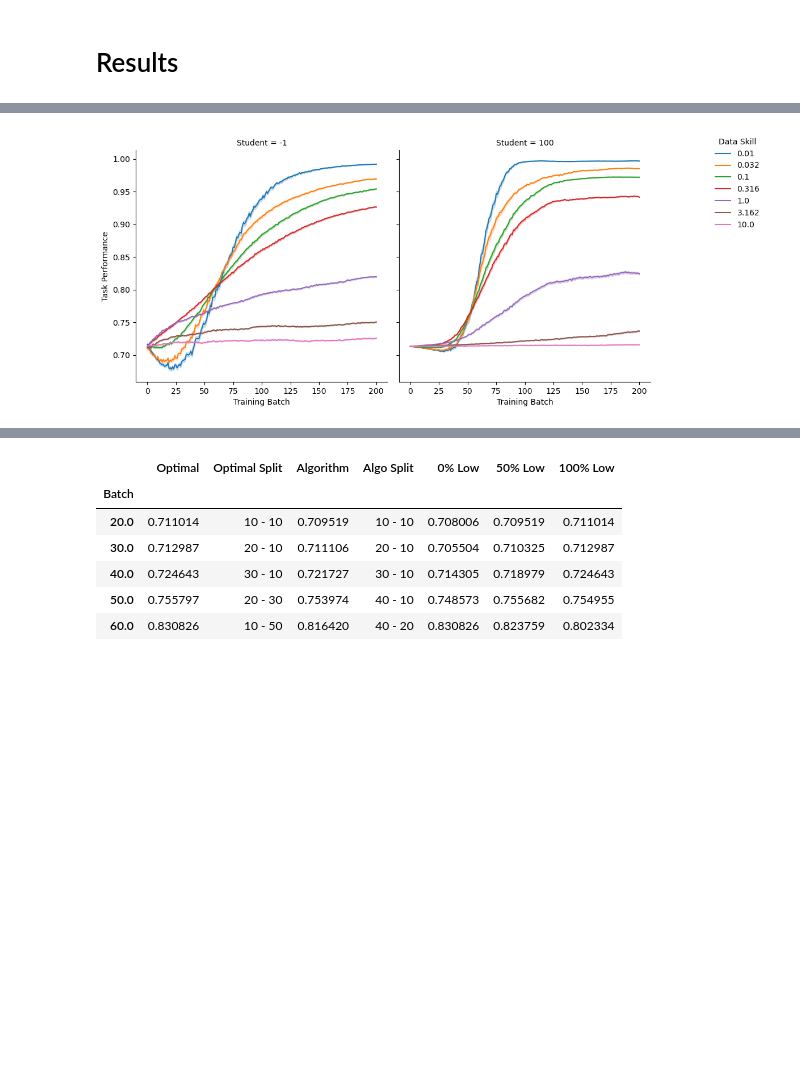
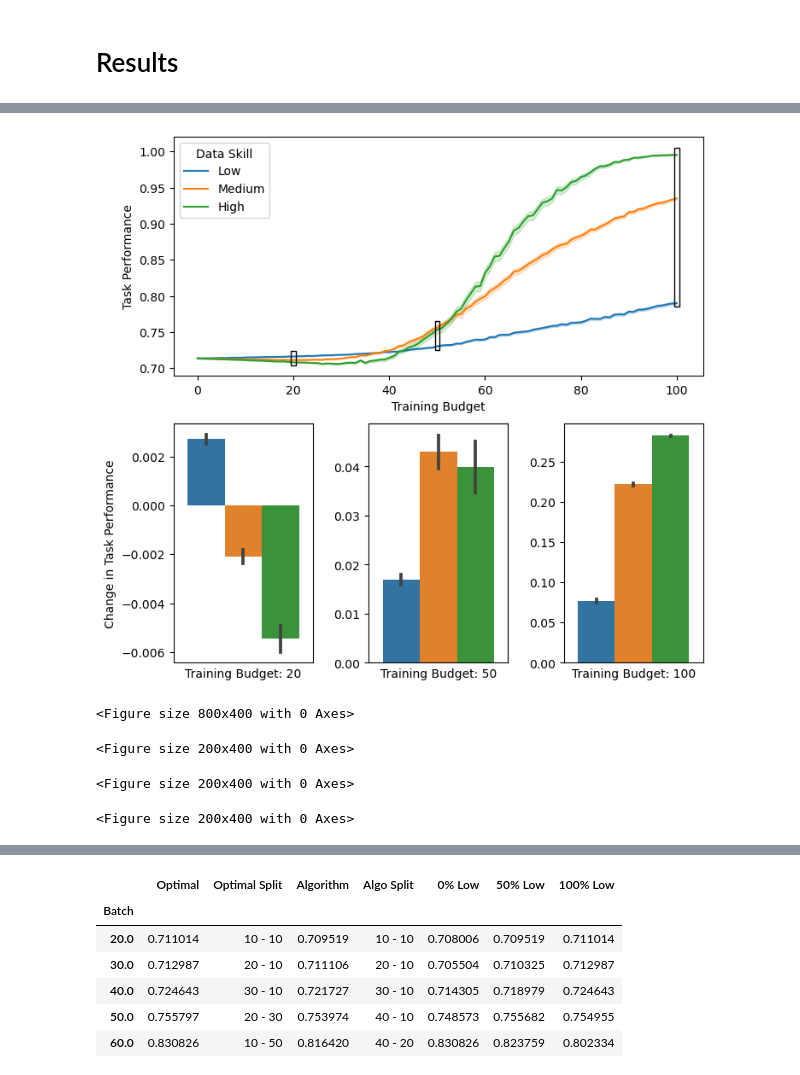
Before and after one commit to saumikn/gymnasium-test, a Jupyter notebook: tree.ipynb, the cells around one changed output, grey strips where cells are left out. Cells and saved outputs as stored; diff of their text form; code cells hidden in the pictures; blank space fills up the shorter version.

Commit message:
updated bar plots which are more intuitive

```diff
--- a/tree.ipynb
+++ b/tree.ipynb
@@ -236,6 +240,7 @@ Wall time: 33.8 s
 df = pd.read_csv('/storage1/fs1/chien-ju.ho/Active/gym/tree4.txt',
                  names=['Student','Teacher','Pct','Exp','Batch','Perf'],
                  sep = ';')
+df = df[df.Student==100]
 df1 = df.groupby(['Student','Teacher','Pct','Batch','Exp']).Perf.mean().reset_index()
 df1 = df1.groupby(['Student','Teacher','Pct','Batch']).Perf.agg(['mean','std','sem','count']).reset_index()
 df1 = df1.rename(columns={'mean':'Perf', 'std':'SD', 'sem':'SE'})
@@ -261,32 +266,74 @@ subs = {}
 # %%
 subs['one'] = [str([(i, 200)]) for i in [
     0.010,
-    0.032,
+    # 0.032,
     0.100,
-    0.316,
+    # 0.316,
     1.000,
-    3.162,
-    10.000,
+    # 3.162,
+    # 10.000,
 ]]
 
-df2 = df[df.Teacher.isin(subs['one'])]
-# df2 = df2[df2.Student==-1]
-df2 = df2[df2.Batch <= 200]
+df2 = df[df.Teacher.isin(subs['one'])].copy()
 df2['Teacher'] = df2.Teacher.apply(lambda x: str(eval(x)[0][0]))
 df2 = df2.sort_values('Teacher', key=lambda x: x.astype(float))
-df2 = df2.rename(columns={'Teacher':'Data Skill'})
+df2['Teacher'] = df2['Teacher'].replace(dict(zip(df2['Teacher'].unique(), ['High', 'Medium', 'Low'])))
+df2 = df2.rename(columns={'Teacher':'Data Skill', 'Batch':'Budget'})
+df2['PerfChange'] = df2.Perf - df2[df2.Budget==0].Perf.mean()
+
+df2['sortkey'] = df2['Data Skill'].apply(lambda x: ['Low', 'Medium', 'High'].index(x))
+df2 = df2.sort_values('sortkey')
+
+
+fig = plt.figure(figsize=(8,8))
+plt.subplots_adjust(wspace = 0.4)
+
+gs = fig.add_gridspec(2,3)
+ax0 = fig.add_subplot(gs[0, :])
+ax1 = [fig.add_subplot(gs[1, i]) for i in range(3)]
+
+
 with warnings.catch_warnings():
     warnings.simplefilter(action='ignore', category=FutureWarning)
-    ax = sns.relplot(df2, kind='line', col='Student', x='Batch', y='Perf', hue='Data Skill', errorbar='se')
-    sns.move_legend(ax, "upper left", bbox_to_anchor=(1, 1))
+    plt.figure(figsize=(8,4))
+    ax = sns.lineplot(df2[df2.Budget<=100], x='Budget', y='Perf', hue='Data Skill', errorbar='se', ax=ax0)
     ax.set(
-        # title='Performance Improvement by Skill Level in Tree-Search Domain',
-        xlabel='Training Batch',
+        xlabel='Training Budget',
         ylabel='Task Performance'
     )
-plt.savefig('images/tree-1.1.pdf', bbox_inches='tight')
+
+
+
+for i, budget in enumerate([20, 50, 100]):
+    with warnings.catch_warnings():
+        warnings.simplefilter(action='ignore', category=FutureWarning)
+        plt.figure(figsize=(2,4))
+        ax = sns.barplot(df2[df2.Budget==budget], x='Budget', y='PerfChange', hue='Data Skill', errorbar='se', ax=ax1[i])
+        ax.tick_params(labelbottom = False, bottom = False)
+        ax.set(
+            xlabel=f'Training Budget: {budget}',
+            ylabel='' if i else 'Change in Task Performance',
+        )
+        ax.get_legend().set_visible(False)
+
+rect = patches.Rectangle((19.5,0.704), 1, 0.02, linewidth=1, edgecolor='black', facecolor='none', zorder=2)
+ax0.add_patch(rect)
+
+rect = patches.Rectangle((49.5,0.725), 1, 0.04, linewidth=1, edgecolor='black', facecolor='none', zorder=2)
+ax0.add_patch(rect)
+
+rect = patches.Rectangle((99.5,0.785), 1, 0.22, linewidth=1, edgecolor='black', facecolor='none', zorder=2)
+ax0.add_patch(rect)
+
+
+fig.savefig('images/tree-1.1.pdf', bbox_inches='tight')
+# plt.savefig('images/tree-1.1.pdf')
 plt.show()
 # %% [output]
-[figure, old version]
+[figure, new version]
+<Figure size 800x400 with 0 Axes>
+<Figure size 200x400 with 0 Axes>
+<Figure size 200x400 with 0 Axes>
+<Figure size 200x400 with 0 Axes>
 # %%
 subs['twoA'] = []
```
Also changed, not shown: parts of 10 cells of this notebook, 5 other files.
